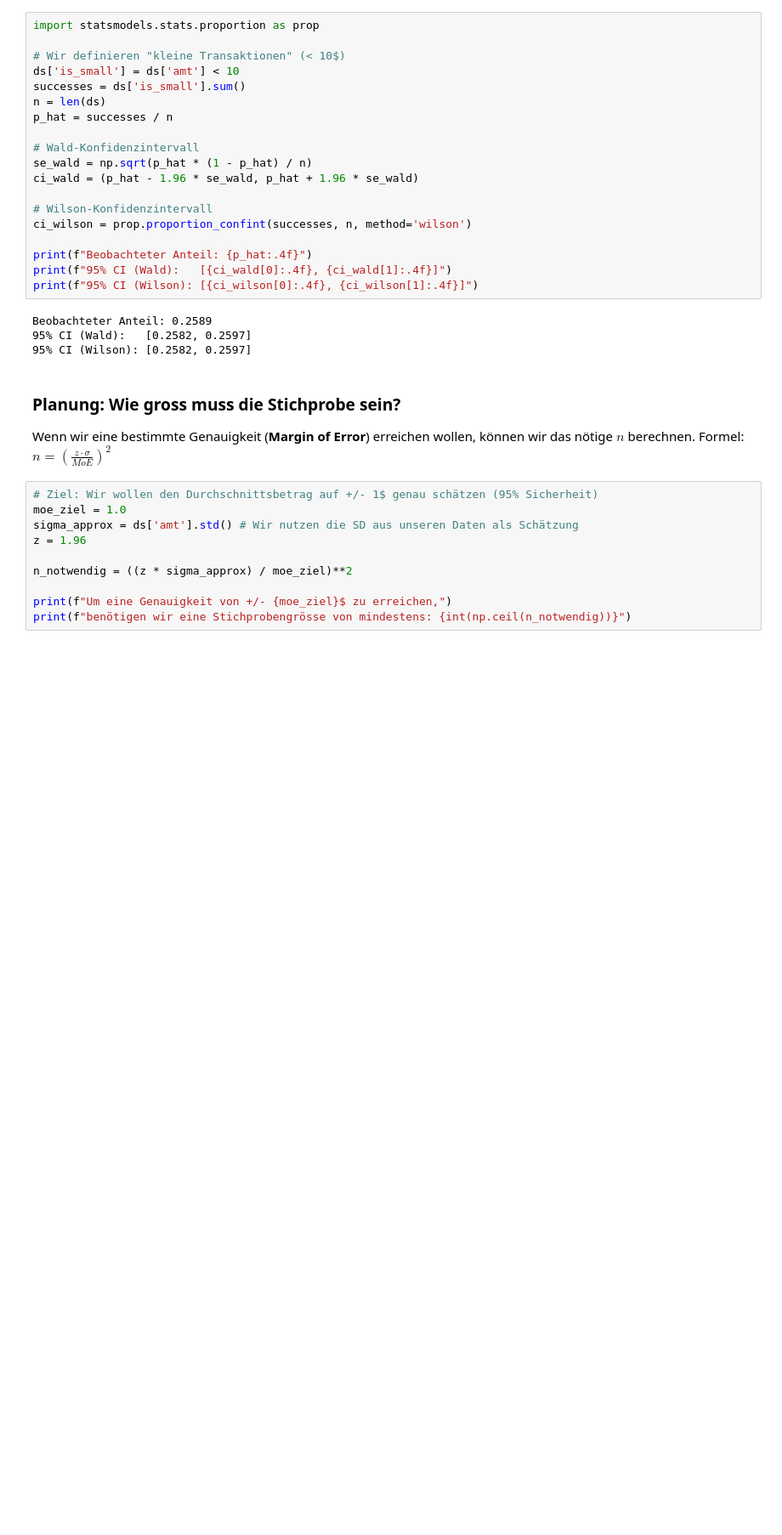
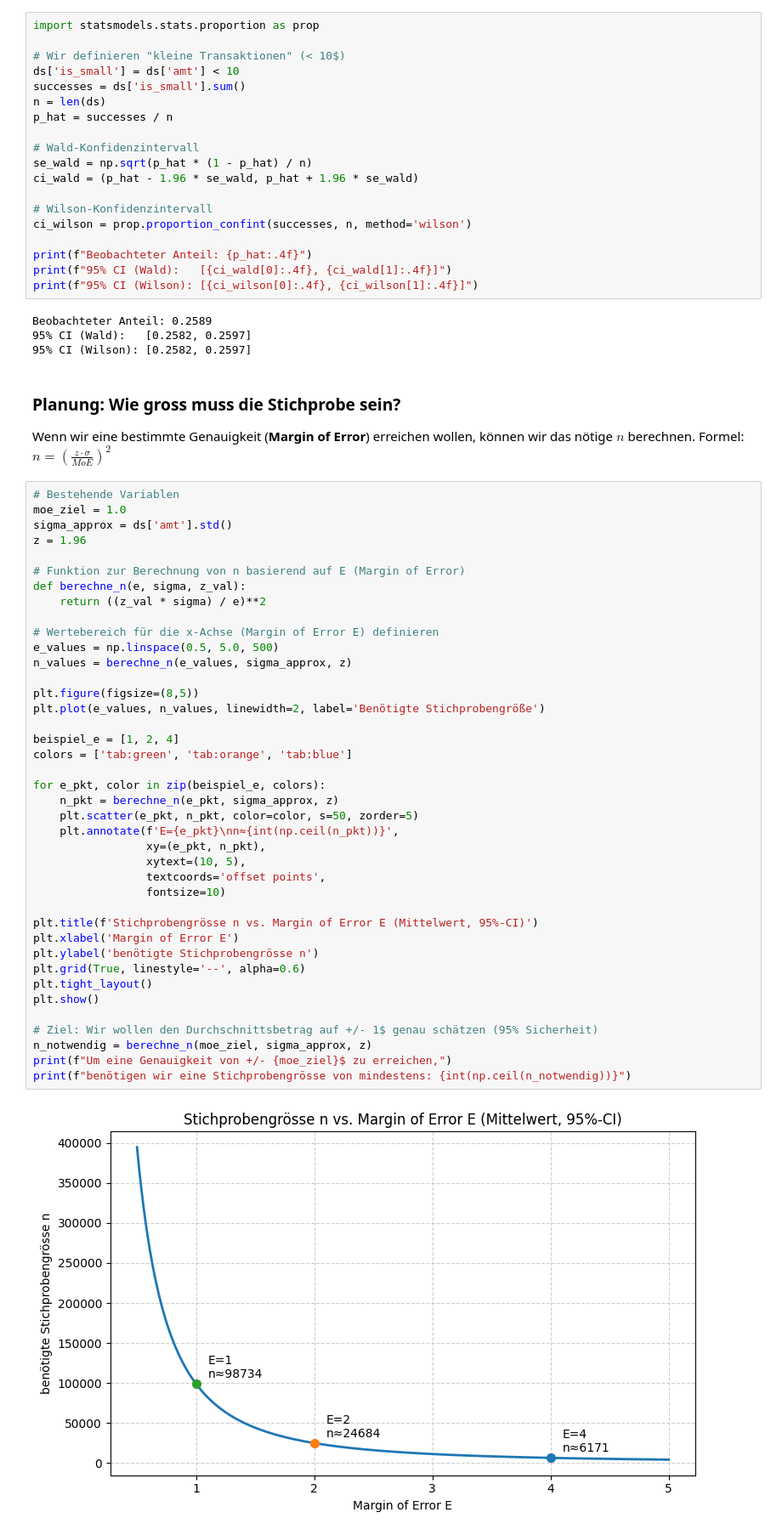
Before and after one commit to philethaler/Statistik-Datenbank, a Jupyter notebook: Analyse_6.ipynb, the cells around one changed output. Shown at 85% size. Saved outputs shown, nothing was run; the diff lists cells and outputs as text; blank space fills up the shorter version.

```diff
--- a/Analyse_6.ipynb
+++ b/Analyse_6.ipynb
@@ -199,15 +199,46 @@ Beobachteter Anteil: 0.2589
 Wenn wir eine bestimmte Genauigkeit (**Margin of Error**) erreichen wollen, können wir das nötige $n$ berechnen.
 Formel: $n = (\frac{z \cdot \sigma}{MoE})^2$
 # %%
-# Ziel: Wir wollen den Durchschnittsbetrag auf +/- 1$ genau schätzen (95% Sicherheit)
+# Bestehende Variablen
 moe_ziel = 1.0
-sigma_approx = ds['amt'].std() # Wir nutzen die SD aus unseren Daten als Schätzung
+sigma_approx = ds['amt'].std()
 z = 1.96
 
-n_notwendig = ((z * sigma_approx) / moe_ziel)**2
+# Funktion zur Berechnung von n basierend auf E (Margin of Error)
+def berechne_n(e, sigma, z_val):
+    return ((z_val * sigma) / e)**2
 
+# Wertebereich für die x-Achse (Margin of Error E) definieren
+e_values = np.linspace(0.5, 5.0, 500)
+n_values = berechne_n(e_values, sigma_approx, z)
+
+plt.figure(figsize=(8,5))
+plt.plot(e_values, n_values, linewidth=2, label='Benötigte Stichprobengröße')
+
+beispiel_e = [1, 2, 4]
+colors = ['tab:green', 'tab:orange', 'tab:blue']
+
+for e_pkt, color in zip(beispiel_e, colors):
+    n_pkt = berechne_n(e_pkt, sigma_approx, z)
+    plt.scatter(e_pkt, n_pkt, color=color, s=50, zorder=5)
+    plt.annotate(f'E={e_pkt}\nn≈{int(np.ceil(n_pkt))}',
+                 xy=(e_pkt, n_pkt),
+                 xytext=(10, 5),
+                 textcoords='offset points',
+                 fontsize=10)
+
+plt.title(f'Stichprobengrösse n vs. Margin of Error E (Mittelwert, 95%-CI)')
+plt.xlabel('Margin of Error E')
+plt.ylabel('benötigte Stichprobengrösse n')
+plt.grid(True, linestyle='--', alpha=0.6)
+plt.tight_layout()
+plt.show()
+
+# Ziel: Wir wollen den Durchschnittsbetrag auf +/- 1$ genau schätzen (95% Sicherheit)
+n_notwendig = berechne_n(moe_ziel, sigma_approx, z)
 print(f"Um eine Genauigkeit von +/- {moe_ziel}$ zu erreichen,")
 print(f"benötigen wir eine Stichprobengrösse von mindestens: {int(np.ceil(n_notwendig))}")
 # %% [output]
+[figure, added]
 Um eine Genauigkeit von +/- 1.0$ zu erreichen,
 benötigen wir eine Stichprobengrösse von mindestens: 98734
```
Also changed, not shown: parts of 5 cells of this notebook, 6 other files.
